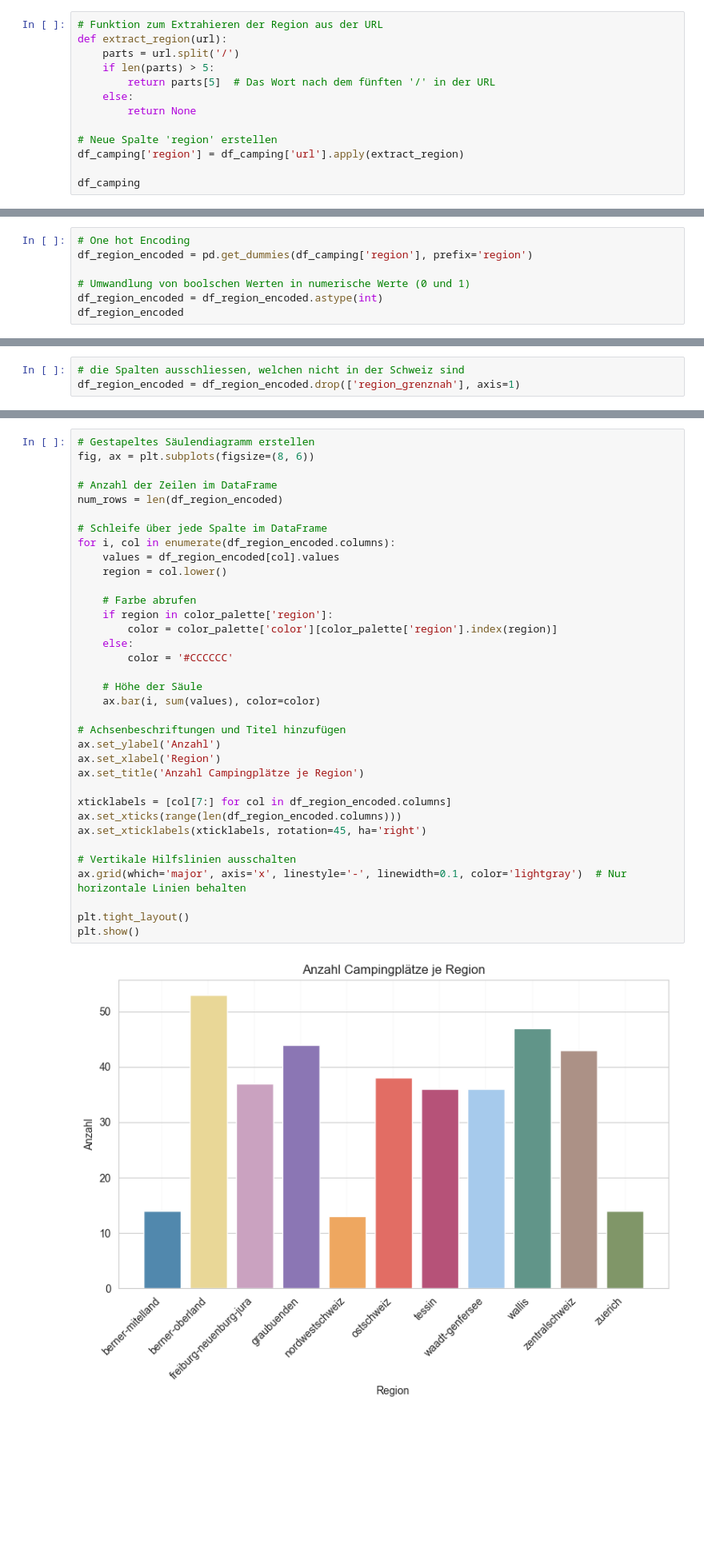
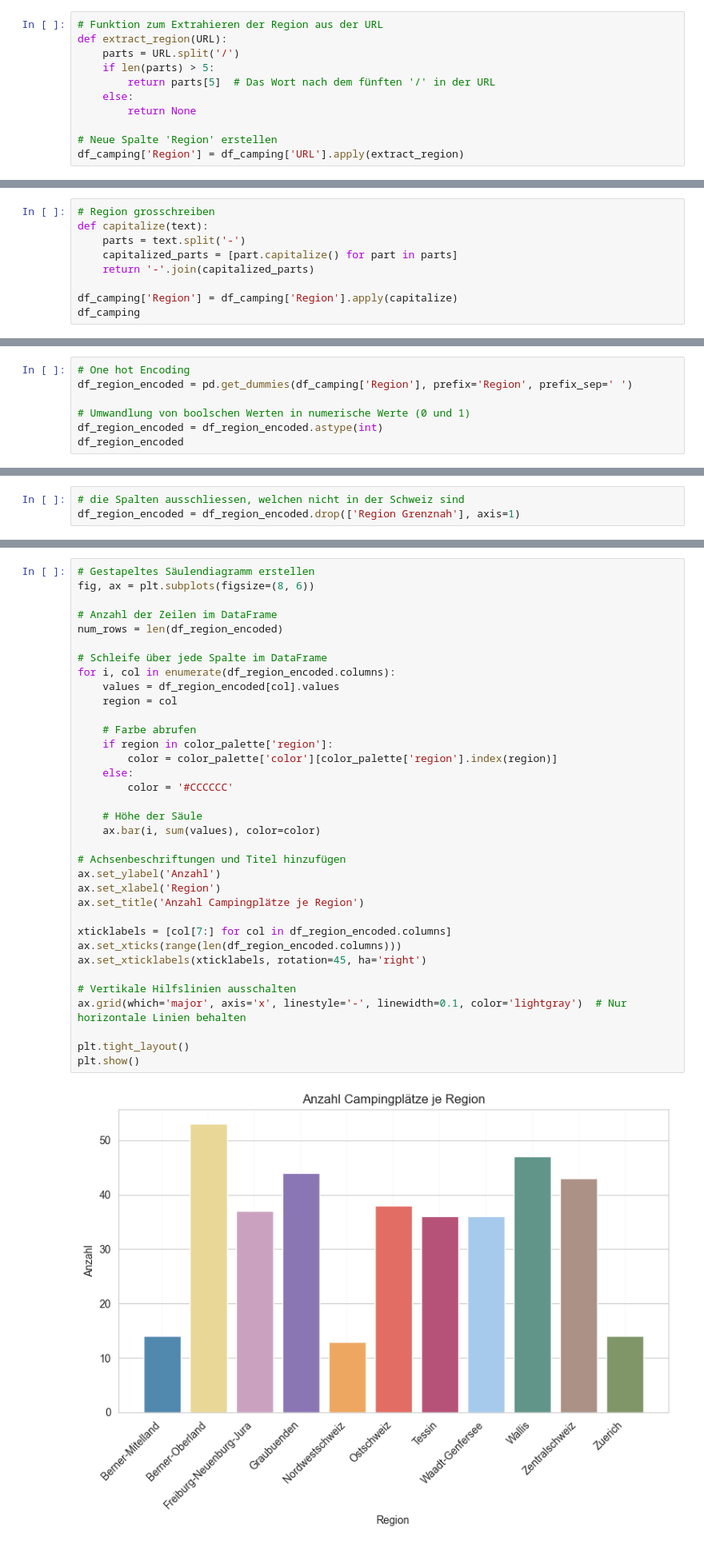
Before and after one commit to lydia-sa/Masterarbeit_Camping, a Jupyter notebook: datenaufbereitung.ipynb, the cells around one changed output, grey strips where cells are left out. Shown at 80% size. Saved outputs shown, nothing was run; the diff lists cells and outputs as text; blank space fills up the shorter version.

```diff
--- a/datenaufbereitung.ipynb
+++ b/datenaufbereitung.ipynb
@@ -152,13 +159,11 @@ df_camping
 # %%
 # Funktion zum Extrahieren der Region aus der URL
-def extract_region(url):
-    parts = url.split('/')
+def extract_region(URL):
+    parts = URL.split('/')
     if len(parts) > 5:
         return parts[5]  # Das Wort nach dem fünften '/' in der URL
     else:
         return None
 
-# Neue Spalte 'region' erstellen
-df_camping['region'] = df_camping['url'].apply(extract_region)
-
-df_camping
+# Neue Spalte 'Region' erstellen
+df_camping['Region'] = df_camping['URL'].apply(extract_region)
@@ -178,0 +170,9 @@ df_camping
+# %%
+# Region grosschreiben
+def capitalize(text):
+    parts = text.split('-')
+    capitalized_parts = [part.capitalize() for part in parts]
+    return '-'.join(capitalized_parts)
+
+df_camping['Region'] = df_camping['Region'].apply(capitalize)
+df_camping
@@ -179,6 +193,6 @@ df_camping
 # %%
 # One hot Encoding
-df_region_encoded = pd.get_dummies(df_camping['region'], prefix='region')
+df_region_encoded = pd.get_dummies(df_camping['Region'], prefix='Region', prefix_sep=' ')
 
 # Umwandlung von boolschen Werten in numerische Werte (0 und 1)
 df_region_encoded = df_region_encoded.astype(int)
@@ -199,7 +213,7 @@ df_region_encoded
 377 rows × 12 columns
 # %%
 # die Spalten ausschliessen, welchen nicht in der Schweiz sind
-df_region_encoded = df_region_encoded.drop(['region_grenznah'], axis=1)
+df_region_encoded = df_region_encoded.drop(['Region Grenznah'], axis=1)
 # %%
 df_region_encoded.shape[1]
 # %% [output]
@@ -212,35 +226,35 @@ fig, ax = plt.subplots(figsize=(8, 6))
 num_rows = len(df_region_encoded)
 
 # Schleife über jede Spalte im DataFrame
 for i, col in enumerate(df_region_encoded.columns):
     values = df_region_encoded[col].values
-    region = col.lower()
+    region = col
 
     # Farbe abrufen
     if region in color_palette['region']:
         color = color_palette['color'][color_palette['region'].index(region)]
     else:
         color = '#CCCCCC'
 
     # Höhe der Säule
     ax.bar(i, sum(values), color=color)
 
 # Achsenbeschriftungen und Titel hinzufügen
 ax.set_ylabel('Anzahl')
 ax.set_xlabel('Region')
 ax.set_title('Anzahl Campingplätze je Region')
 
 xticklabels = [col[7:] for col in df_region_encoded.columns]
 ax.set_xticks(range(len(df_region_encoded.columns)))
 ax.set_xticklabels(xticklabels, rotation=45, ha='right')
 
 # Vertikale Hilfslinien ausschalten
 ax.grid(which='major', axis='x', linestyle='-', linewidth=0.1, color='lightgray')  # Nur horizontale Linien behalten
 
 plt.tight_layout()
 plt.show()
 # %% [output]
-[figure, old version]
+[figure, new version]
 # %% [markdown]
 ### Region in Gesamt-DF intgrieren
 # %%
```
Also changed, not shown: parts of 33 cells of this notebook, 10 other files.
